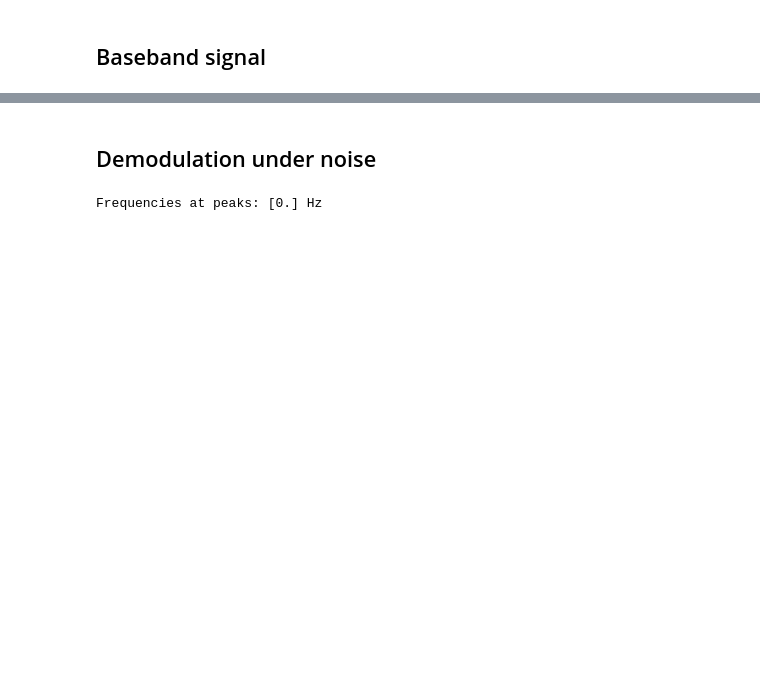
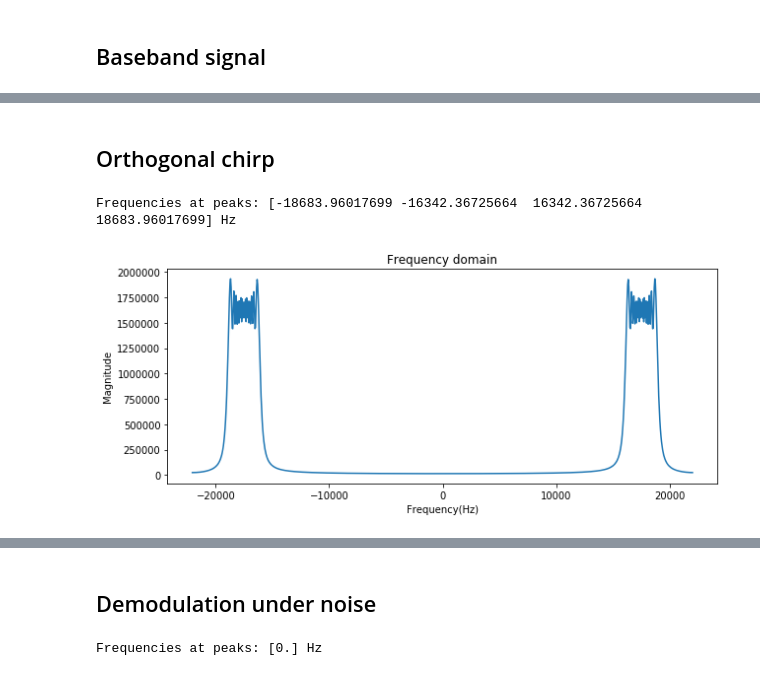
Before and after one commit to araobp/ultrasonic-communication, a Jupyter notebook: simulation/OrthogonalChirp.ipynb, the cells around one changed output, grey strips where cells are left out. Drawn from its saved outputs; the diff is of its cells as text; code cells hidden in the pictures; blank space fills up the shorter version.

```diff
--- a/simulation/OrthogonalChirp.ipynb
+++ b/simulation/OrthogonalChirp.ipynb
@@ -111 +19,12 @@ plot_wave(chirp(f0=50, f1=800, T=0.0205), real_only=False)
+# %% [markdown]
+## Orthogonal chirp
+# %%
+# Signal transmitted by the transmitter
+Ccos = real(st.chirp())
+Csin = imag(st.chirp())
+W = Ccos + Csin
+st.plot_fft(W)
+# %% [output]
+Frequencies at peaks: [-18683.96017699 -16342.36725664  16342.36725664  18683.96017699] Hz
+[figure, added]
 # %% [markdown]
```
Also changed, not shown: parts of 22 cells of this notebook, 2 other files.
